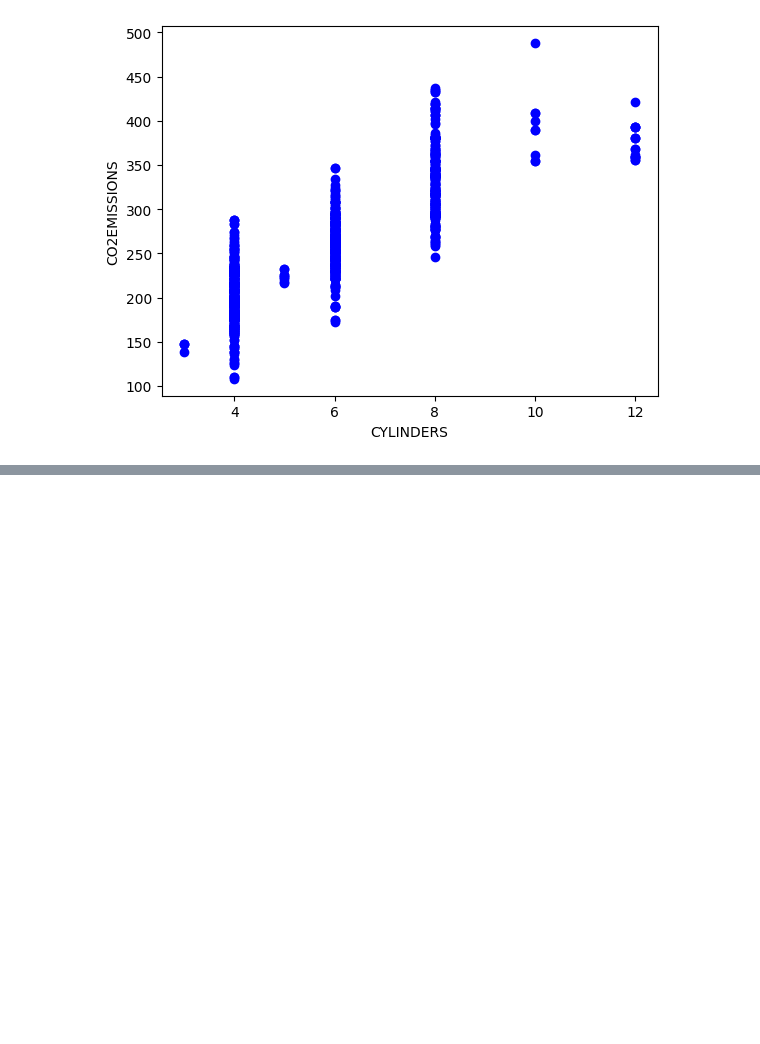
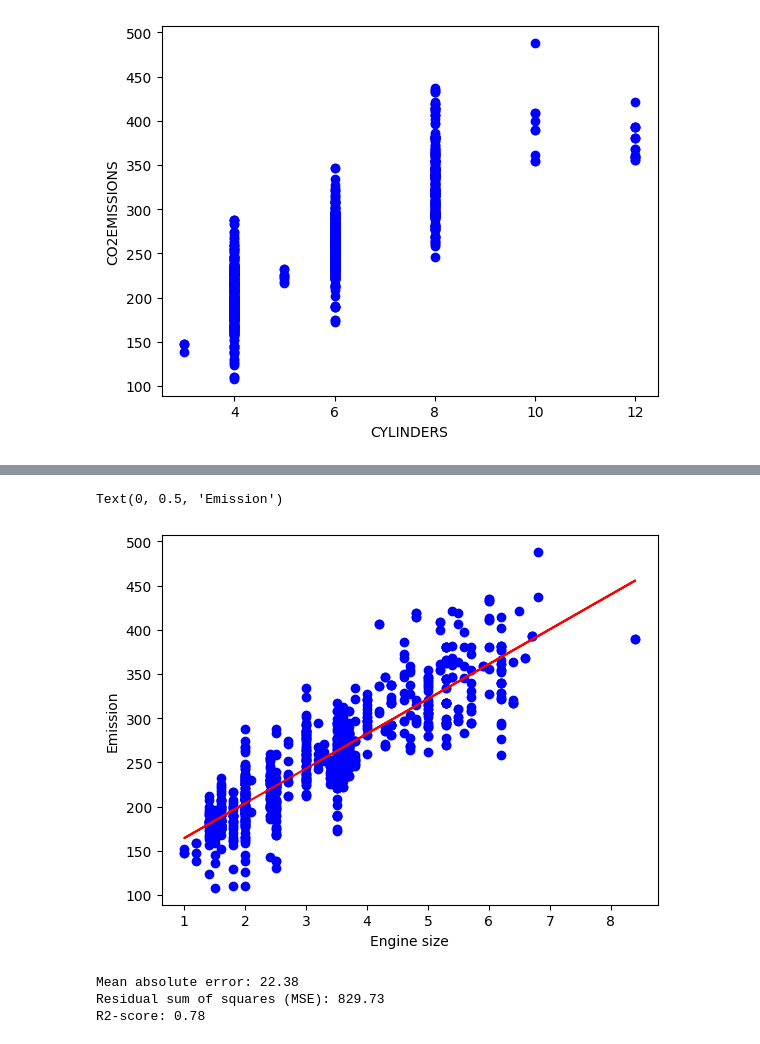
Before and after one commit to NguyenVanDung1806/MachineLearning, a Jupyter notebook: work/LinearRegression/SimpleLinearRegression.ipynb, the cells around one changed output, grey strips where cells are left out. Cells and saved outputs as stored; diff of their text form; code cells hidden in the pictures; blank space fills up the shorter version.

```diff
--- a/work/LinearRegression/SimpleLinearRegression.ipynb
+++ b/work/LinearRegression/SimpleLinearRegression.ipynb
@@ -115,0 +130,22 @@ ModuleNotFoundError: No module named 'sklearn'
+# %%
+plt.scatter(train.ENGINESIZE, train.CO2EMISSIONS,  color='blue')
+plt.plot(train_x, regr.coef_[0][0]*train_x + regr.intercept_[0], '-r')
+plt.xlabel("Engine size")
+plt.ylabel("Emission")
+# %% [output]
+Text(0, 0.5, 'Emission')
+[figure, added]
+# %%
+from sklearn.metrics import r2_score
+
+test_x = np.asanyarray(test[['ENGINESIZE']])
+test_y = np.asanyarray(test[['CO2EMISSIONS']])
+test_y_ = regr.predict(test_x)
+
+print("Mean absolute error: %.2f" % np.mean(np.absolute(test_y_ - test_y)))
+print("Residual sum of squares (MSE): %.2f" % np.mean((test_y_ - test_y) ** 2))
+print("R2-score: %.2f" % r2_score(test_y , test_y_))
+# %% [output]
+Mean absolute error: 22.38
+Residual sum of squares (MSE): 829.73
+R2-score: 0.78
```
Also changed, not shown: parts of 7 cells of this notebook, 2 other files.
